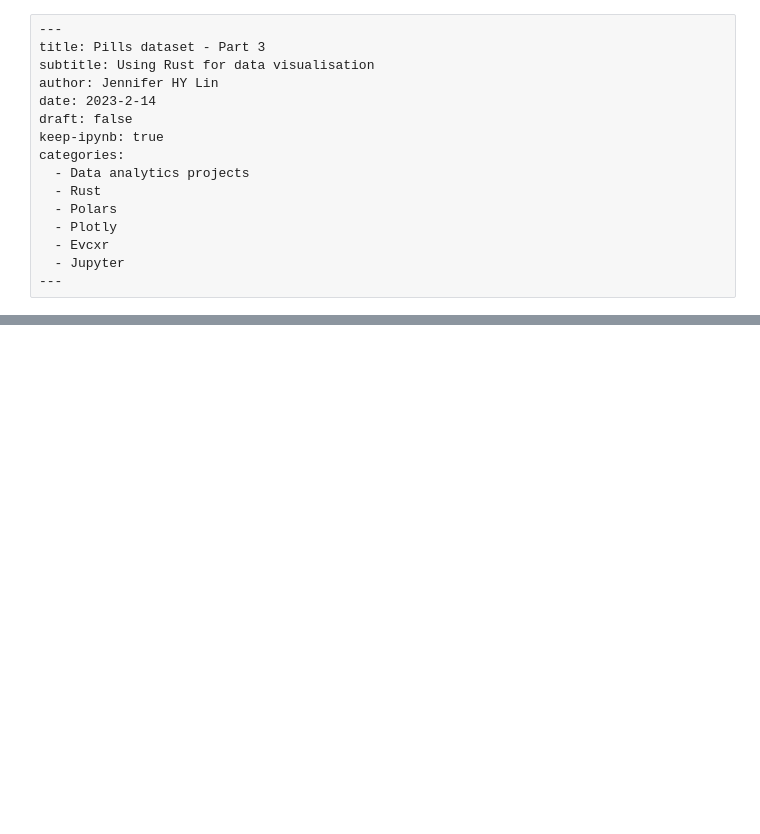
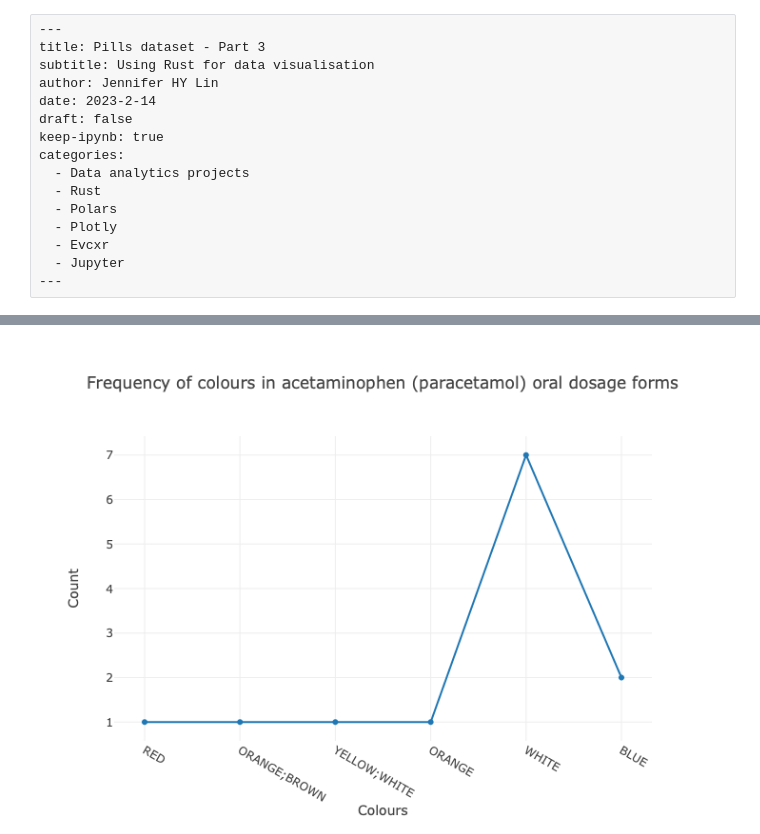
Before and after one commit to jhylin/Data_in_life_blog, a Jupyter notebook: posts/9. Pills/Rust_evcxr_polars_plotly_final.ipynb, the cells around one changed output, grey strips where cells are left out. Cells and saved outputs as stored; diff of their text form; code cells hidden in the pictures; blank space fills up the shorter version.

```diff
--- a/posts/9. Pills/Rust_evcxr_polars_plotly_final.ipynb
+++ b/posts/9. Pills/Rust_evcxr_polars_plotly_final.ipynb
@@ -308,0 +263,41 @@ This last part was the hardest for me to execute out of all 3 parts (it likely t
+# %%
+// MANUAL method:
+// Use vec! macro to create new vectors to hold x variables (words as strings)
+// Manually input the colour names (as ndarray is only for numbers)
+let x = vec!["RED", "ORANGE;BROWN", "YELLOW;WHITE", "ORANGE", "WHITE", "BLUE"];
+
+// Plot using ndarray, which is supported by Plotly.rs
+// Polars likely not supported yet
+// Convert ndarray (holding counts as y variables) into vector
+let y = ndarray.column(1).to_vec();
+
+// Use trace as a graph module,
+// choose type of plots needed for x & y variables called
+// Graph options e.g. Scatter, Line or Bar
+let trace = Scatter::new(x, y);
+
+// Set plot variable as mutable and initiate a plot
+let mut plot = Plot::new();
+// Add trace (graph) into the plot variable
+plot.add_trace(trace);
+
+// Specify the specs for plot
+let layout = Layout::new()
+    // Choose height of graph
+    .height(500)
+    // Name x-axis
+    .x_axis(Axis::new().title(Title::new("Colours")))
+    // Name y-axis
+    .y_axis(Axis::new().title(Title::new("Count")))
+    // Add title of graph
+    .title(Title::new("Frequency of colours in acetaminophen (paracetamol) oral dosage forms"));
+
+// Set the layout of the plot
+plot.set_layout(layout);
+
+// Display the plot in Jupyter Lab format
+// For Jupyter Notebook, use: plot.notebook_display();
+plot.lab_display();
+format!("EVCXR_BEGIN_CONTENT application/vnd.plotly.v1+json\n{}\nEVCXR_END_CONTENT", plot.to_json())
+# %% [output]
+[figure, added]
```
Also changed, not shown: parts of 35 cells of this notebook.
